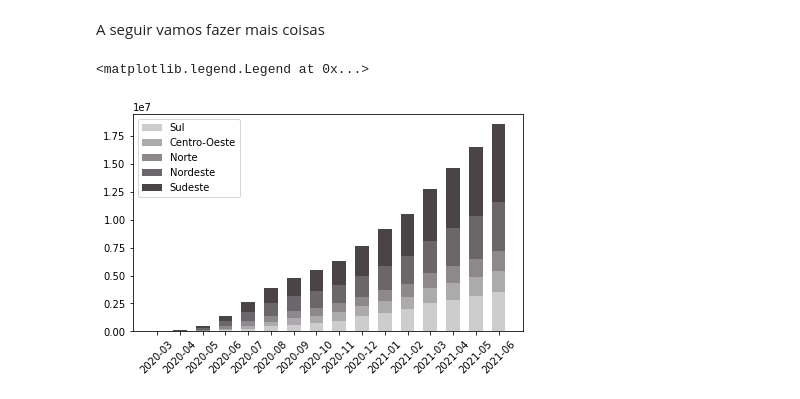
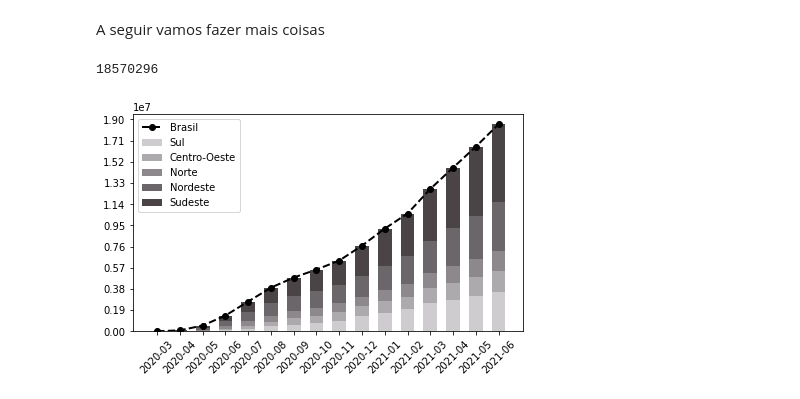
Before and after one commit to natan3536/Projeto_I_Programacao_Estatistica_com_Python, a Jupyter notebook: Script Projeto .ipynb, the cells around one changed output. Saved outputs shown, nothing was run; the diff lists cells and outputs as text; code cells hidden in the pictures.

```diff
--- a/Script Projeto .ipynb
+++ b/Script Projeto .ipynb
@@ -26,6 +26,7 @@ url = '/content/drive/MyDrive/Colab Notebooks/PROGRAMAÇÃO ESTATÍSTICA COM
 covid = pd.read_csv(url, index_col=1, parse_dates=True, sep=',')
 covid["month"]=covid.index.strftime('%Y-%m')
 
+Dados={}
 state=set(covid['state'])
 desc_pop=pd.DataFrame(index=state,columns=['order_for_place','estimated_population'])
 for i in state:
@@ -64,11 +65,13 @@ desc_pop.loc['Brasil']=[desc_pop.loc[state,'order_for_place'].max(),
 
 for cada in Dados:
   desc_pop.loc[cada,'Incidencia']=(Dados[cada].loc['2021-06','last_available_confirmed']/desc_pop.loc[cada,'estimated_population'])*100000
-  desc_pop.loc[cada,'Mortalidade']=(Dados[cada].loc['2021-06','last_available_deaths']/Dados[cada].loc['2021-06','last_available_confirmed'])*100000
+  desc_pop.loc[cada,'Letalidade']=(Dados[cada].loc['2021-06','last_available_deaths']/Dados[cada].loc['2021-06','last_available_confirmed'])*100
   desc_pop.loc[cada,'IAD']=(Dados[cada].loc['2021-06','last_available_confirmed']/desc_pop.loc[cada,'order_for_place'])
   desc_pop.loc[cada,'Casos_Confirmados']=Dados[cada].loc['2021-06','last_available_confirmed']
   desc_pop.loc[cada,'óbtos']=Dados[cada].loc['2021-06','last_available_deaths']
 
-desc_pop=desc_pop.loc[desc_pop.index,['estimated_population','Casos_Confirmados','óbtos','Incidencia','Mortalidade','IAD','order_for_place']]
+desc_pop=desc_pop.loc[desc_pop.index,['estimated_population','Casos_Confirmados','óbtos','Incidencia','Letalidade','IAD','order_for_place']]
 desc_pop
+#Pedir em latex
+#desc_pop.to_latex()
 # %% [output]
@@ -94,29 +97,33 @@ A seguir vamos fazer mais coisas
 # %%
 import matplotlib.pyplot as plt
 
 dados_plot=pd.concat([Dados['Sul']['last_available_confirmed'],Dados['Centro-Oeste']['last_available_confirmed'],
      Dados['Norte']['last_available_confirmed'],Dados['Nordeste']['last_available_confirmed'],
-     Dados['Sudeste']['last_available_confirmed']], axis=1)
-dados_plot.columns=['Sul','Centro-Oeste','Norte','Nordeste','Sudeste']
+     Dados['Sudeste']['last_available_confirmed'],Dados['Brasil']['last_available_confirmed']], axis=1)
+dados_plot.columns=['Sul','Centro-Oeste','Norte','Nordeste','Sudeste','Brasil']
 dados_plot=dados_plot.loc[dados_plot.index[range(16)]]
 
-
+#### Fazendo o grafico
 width = 0.60
 fig, ax = plt.subplots(figsize=(7, 4))
 
 ax.bar(dados_plot.index,dados_plot['Sul'],width, color="#CECCCE",align="center", label='Sul')
 ax.bar(dados_plot.index,dados_plot['Centro-Oeste'],width,bottom=dados_plot['Sul'], color="#ADAAAD",align="center", label='Centro-Oeste')
 ax.bar(dados_plot.index,dados_plot['Norte'],width, color="#8C888B",align="center", label='Norte'
 ,bottom=dados_plot['Sul']+dados_plot['Centro-Oeste'])
 ax.bar(dados_plot.index,dados_plot['Nordeste'],width, color="#6B6669",align="center", label='Nordeste'
 ,bottom=dados_plot['Sul']+dados_plot['Centro-Oeste']+dados_plot['Norte'])
 ax.bar(dados_plot.index,dados_plot['Sudeste'],width, color="#4A4446",align="center", label='Sudeste'
 ,bottom=dados_plot['Sul']+dados_plot['Centro-Oeste']+dados_plot['Norte']+dados_plot['Nordeste'])
 #ax.set_ylabel("Scores")
 #ax.set_title("Scores by group and gender")
 #ax.set_xticks(range(17))
 ax.set_xticklabels(dados_plot.index,rotation=45)
+ax.set_yticks(np.arange(0,19000001,1900000))
+ax.plot(dados_plot['Brasil'], "o--", lw=2, color="k", label="Brasil")
 ax.legend()
+
+dados_plot['Brasil'].max()
 # %% [output]
-<matplotlib.legend.Legend at 0x...>
+18570296
-[figure, old version]
+[figure, new version]
```
Also changed, not shown: parts of 6 cells of this notebook, 1 other file.
